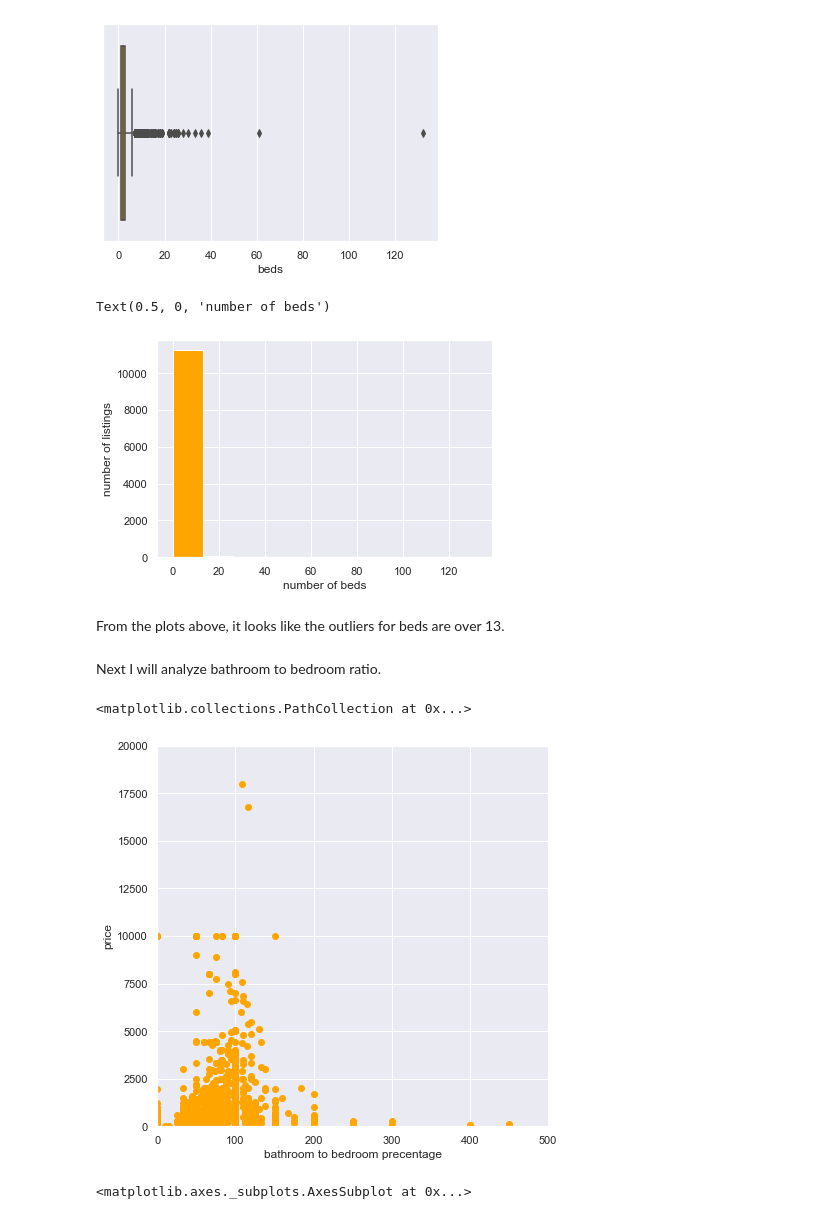
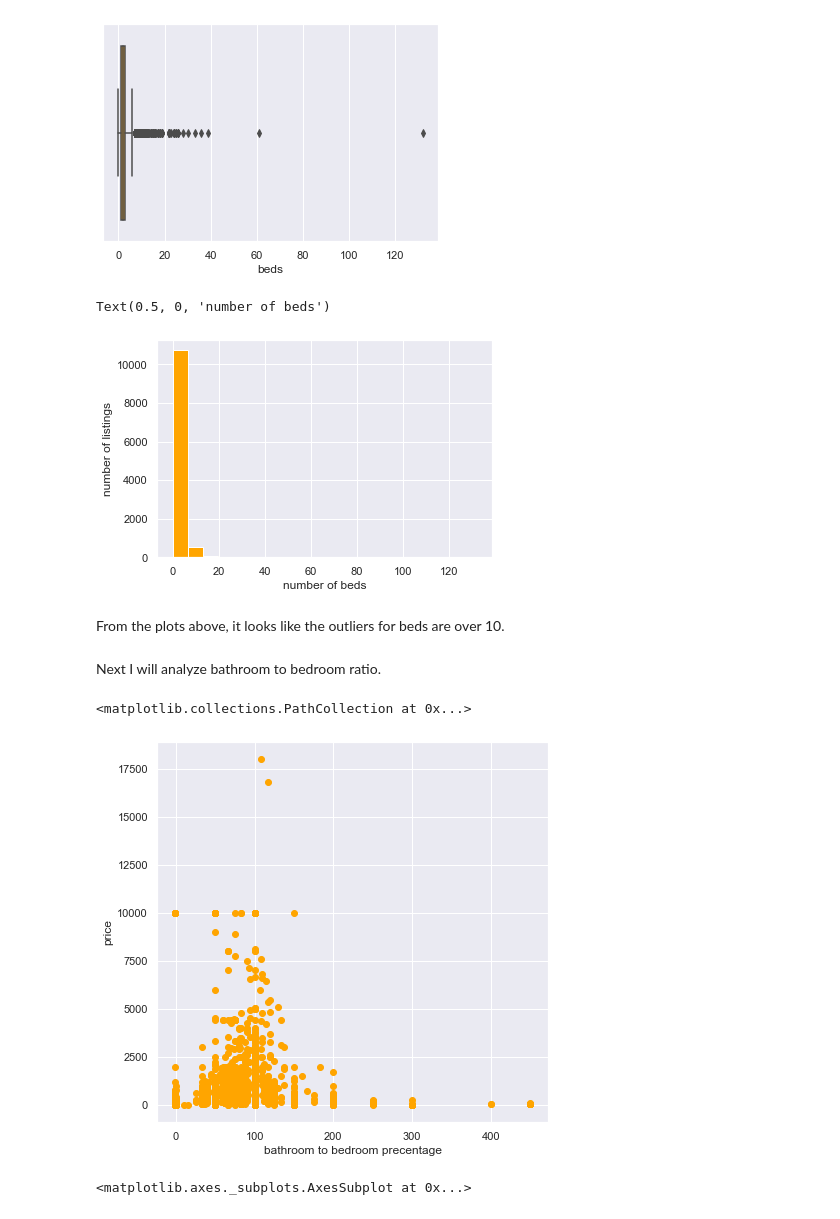
Before and after one commit to ammadatuy/Predicting_Austin_Airbnb_Prices, a Jupyter notebook: Data_Wrangling.ipynb, the cells around one changed output. Saved outputs shown, nothing was run; the diff lists cells and outputs as text; code cells hidden in the pictures.

Commit message:
Improved the look of the graphs

```diff
--- a/Data_Wrangling.ipynb
+++ b/Data_Wrangling.ipynb
@@ -1060,26 +1038,24 @@ sns.boxplot(new_df['beds'], color='orange')
 <matplotlib.axes._subplots.AxesSubplot at 0x...>
 [figure]
 # %%
-plt.hist(new_df['beds'], color='orange')
+plt.hist(new_df['beds'], color='orange', bins=20)
 plt.ylabel('number of listings')
 plt.xlabel('number of beds')
 # %% [output]
 Text(0.5, 0, 'number of beds')
-[figure, old version]
+[figure, new version]
 # %% [markdown]
-From the plots above, it looks like the outliers for beds are over 13.
+From the plots above, it looks like the outliers for beds are over 10.
 # %% [markdown]
 Next I will analyze bathroom to bedroom ratio.
 # %%
 plt.figure(figsize=(7,7))
-plt.xlim(0, 500)
-plt.ylim(0, 20000)
 plt.xlabel('bathroom to bedroom precentage')
 plt.ylabel('price')
 plt.scatter(new_df.bedroom_bath_ratio, new_df.price, color='orange')
 # %% [output]
 <matplotlib.collections.PathCollection at 0x...>
-[figure, old version]
+[figure, new version]
 # %%
 sns.boxplot(new_df['bedroom_bath_ratio'], color='orange')
 # %% [output]
```
Also changed, not shown: parts of 12 cells of this notebook.
